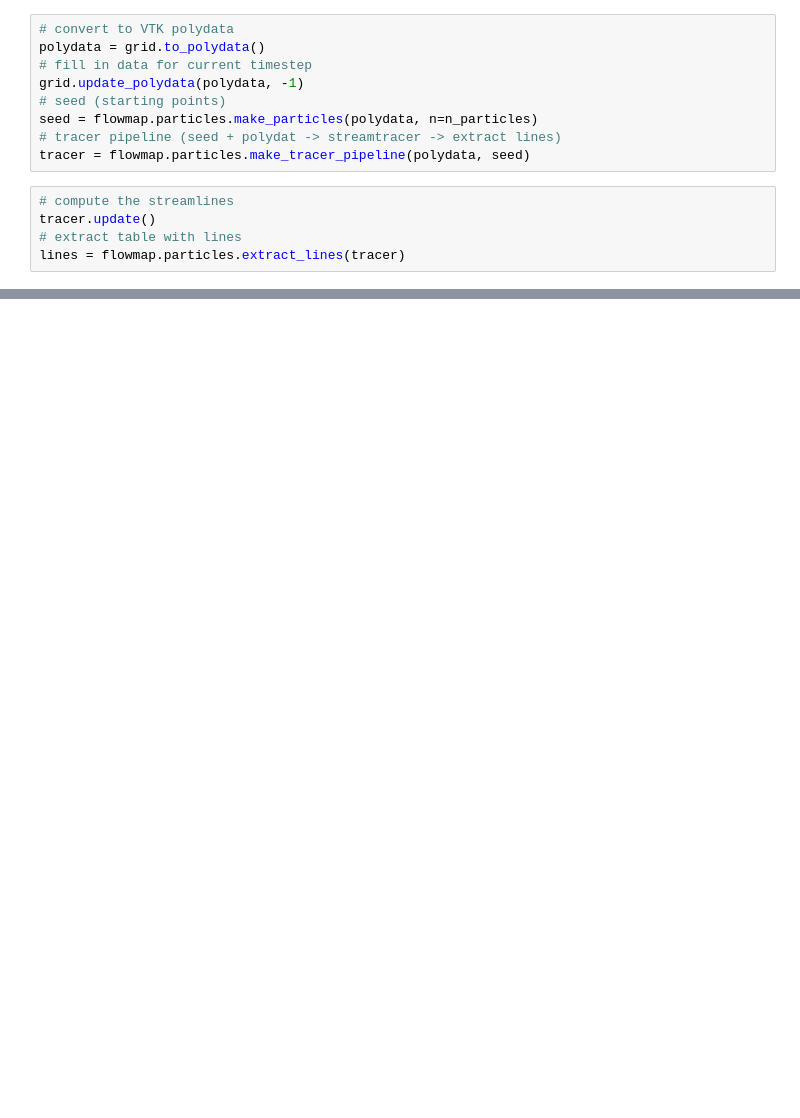
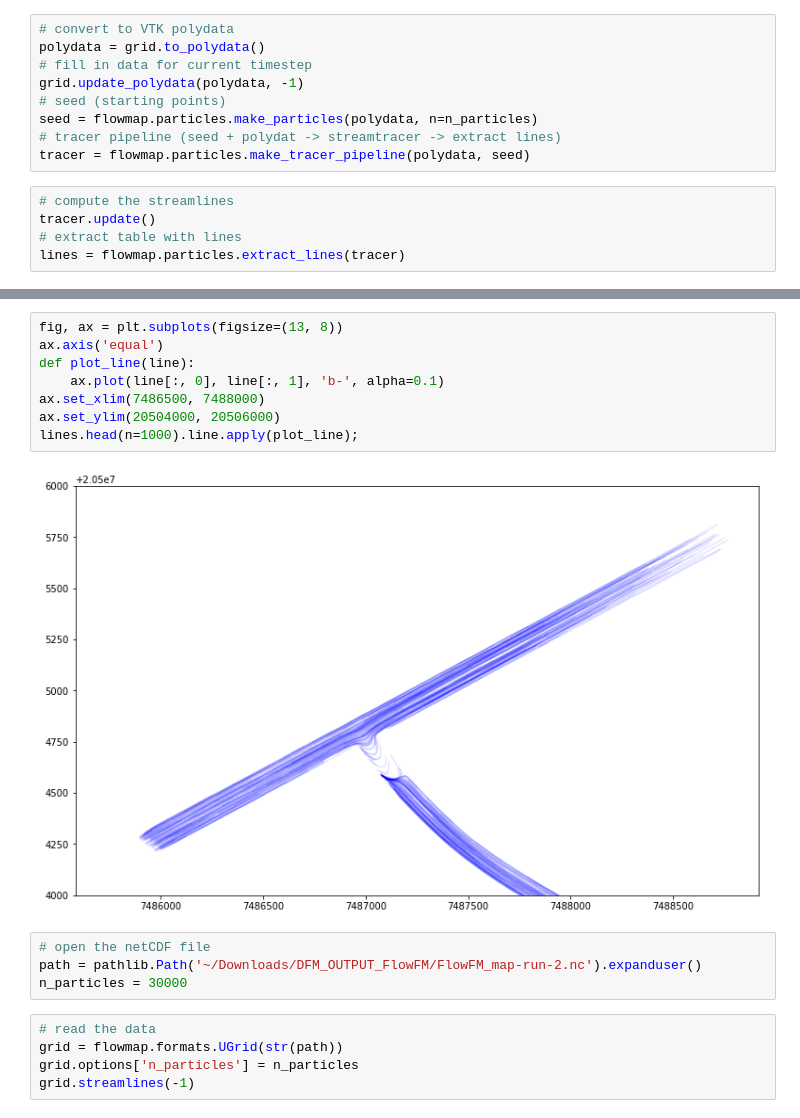
Before and after one commit to openearth/notebooks, a Jupyter notebook: streamline-demo.ipynb, the cells around one changed output, grey strips where cells are left out. Cells and saved outputs as stored; diff of their text form; blank space fills up the shorter version.

```diff
--- a/streamline-demo.ipynb
+++ b/streamline-demo.ipynb
@@ -39,0 +58,19 @@ lines.head()
+# %%
+fig, ax = plt.subplots(figsize=(13, 8))
+ax.axis('equal')
+def plot_line(line):
+    ax.plot(line[:, 0], line[:, 1], 'b-', alpha=0.1)
+ax.set_xlim(7486500, 7488000)
+ax.set_ylim(20504000, 20506000)
+lines.head(n=1000).line.apply(plot_line);
+# %% [output]
+[figure, added]
+# %%
+# open the netCDF file
+path = pathlib.Path('~/Downloads/DFM_OUTPUT_FlowFM/FlowFM_map-run-2.nc').expanduser()
+n_particles = 30000
+# %%
+# read the data
+grid = flowmap.formats.UGrid(str(path))
+grid.options['n_particles'] = n_particles
+grid.streamlines(-1)
```
Also changed, not shown: parts of 11 cells of this notebook.
